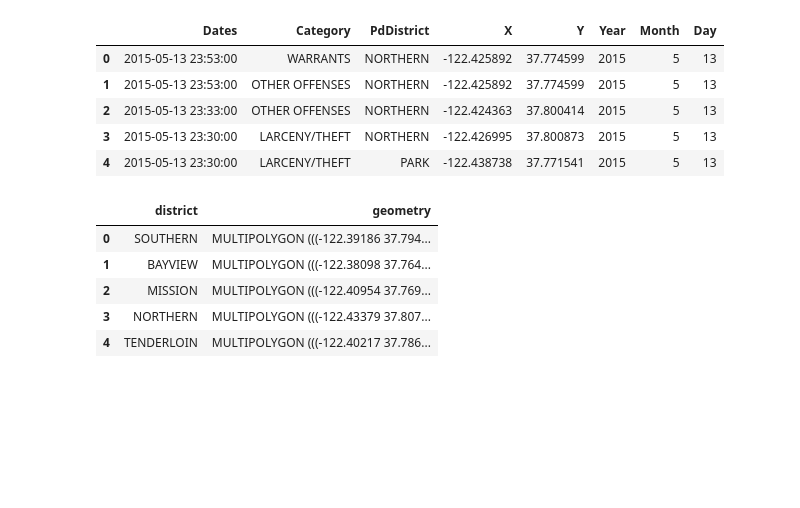
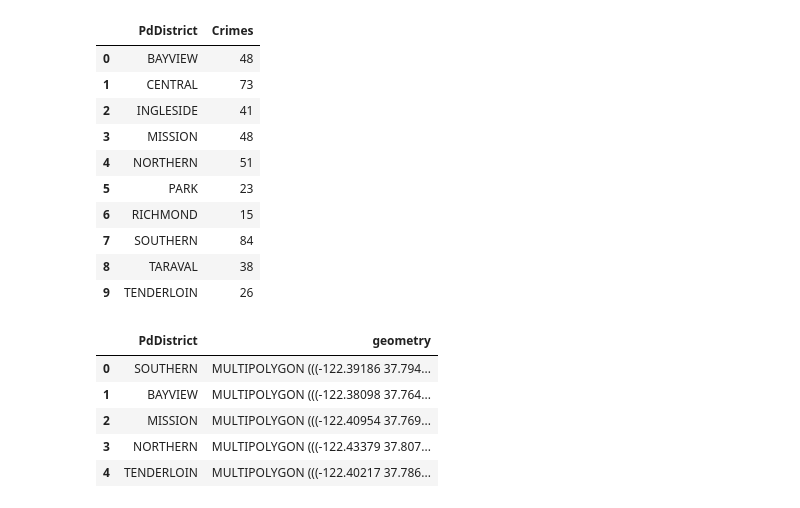
Before and after one commit to fescobar96/Crime-Prediction-in-San-Francisco, a Jupyter notebook: San_Francisco_Interactive.ipynb, the cells around one changed output. Drawn from its saved outputs; the diff is of its cells as text; code cells hidden in the pictures; blank space fills up the shorter version.

```diff
--- a/San_Francisco_Interactive.ipynb
+++ b/San_Francisco_Interactive.ipynb
@@ -44,24 +44,34 @@ data.head()
 # %%
 map_test = data.copy()
 map_test = map_test[map_test["Year"] == 2015]
 map_test = map_test[map_test["Month"] == 1]
 map_test = map_test[map_test["Day"] == 5]
-map_test = data.drop(columns=["Descript", "DayOfWeek", "Resolution", "Address"])
-map_test.head()
+map_test = map_test.drop(columns=["Descript", "DayOfWeek", "Resolution", "Address", "X", "Y", "Dates", "Year","Month","Day"])
+map_test = map_test.groupby(by=["PdDistrict"]).agg("count")
+map_test["Crimes"] = map_test["Category"]
+map_test = map_test.drop(columns=["Category"])
+map_test.reset_index(inplace=True)
+map_test
 # %% [output]
-|  | Dates | Category | PdDistrict | X | Y | Year | Month | Day |
-| 0 | 2015-05-13 23:53:00 | WARRANTS | NORTHERN | -122.425892 | 37.774599 | 2015 | 5 | 13 |
-| 1 | 2015-05-13 23:53:00 | OTHER OFFENSES | NORTHERN | -122.425892 | 37.774599 | 2015 | 5 | 13 |
-| 2 | 2015-05-13 23:33:00 | OTHER OFFENSES | NORTHERN | -122.424363 | 37.800414 | 2015 | 5 | 13 |
-| 3 | 2015-05-13 23:30:00 | LARCENY/THEFT | NORTHERN | -122.426995 | 37.800873 | 2015 | 5 | 13 |
-| 4 | 2015-05-13 23:30:00 | LARCENY/THEFT | PARK | -122.438738 | 37.771541 | 2015 | 5 | 13 |
+|  | PdDistrict | Crimes |
+| 0 | BAYVIEW | 48 |
+| 1 | CENTRAL | 73 |
+| 2 | INGLESIDE | 41 |
+| 3 | MISSION | 48 |
+| 4 | NORTHERN | 51 |
+| 5 | PARK | 23 |
+| 6 | RICHMOND | 15 |
+| 7 | SOUTHERN | 84 |
+| 8 | TARAVAL | 38 |
+| 9 | TENDERLOIN | 26 |
 # %%
 sfpd = gpd.read_file("current_police_districts.geojson")
 # %%
 sfpd=sfpd[["district","geometry"]]
+sfpd.columns=["PdDistrict", "geometry"]
 sfpd.head()
 # %% [output]
-|  | district | geometry |
+|  | PdDistrict | geometry |
 | 0 | SOUTHERN | MULTIPOLYGON (((-122.39186 37.794... |
 | 1 | BAYVIEW | MULTIPOLYGON (((-122.38098 37.764... |
 | 2 | MISSION | MULTIPOLYGON (((-122.40954 37.769... |
```
Also changed, not shown: parts of 6 cells of this notebook.
